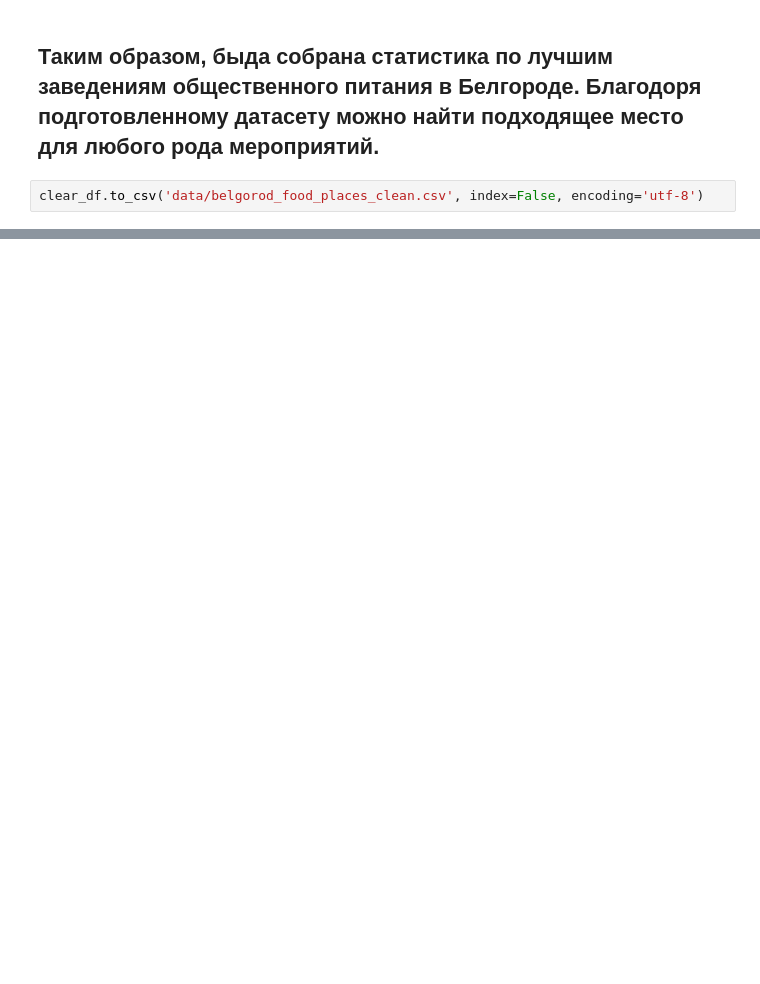
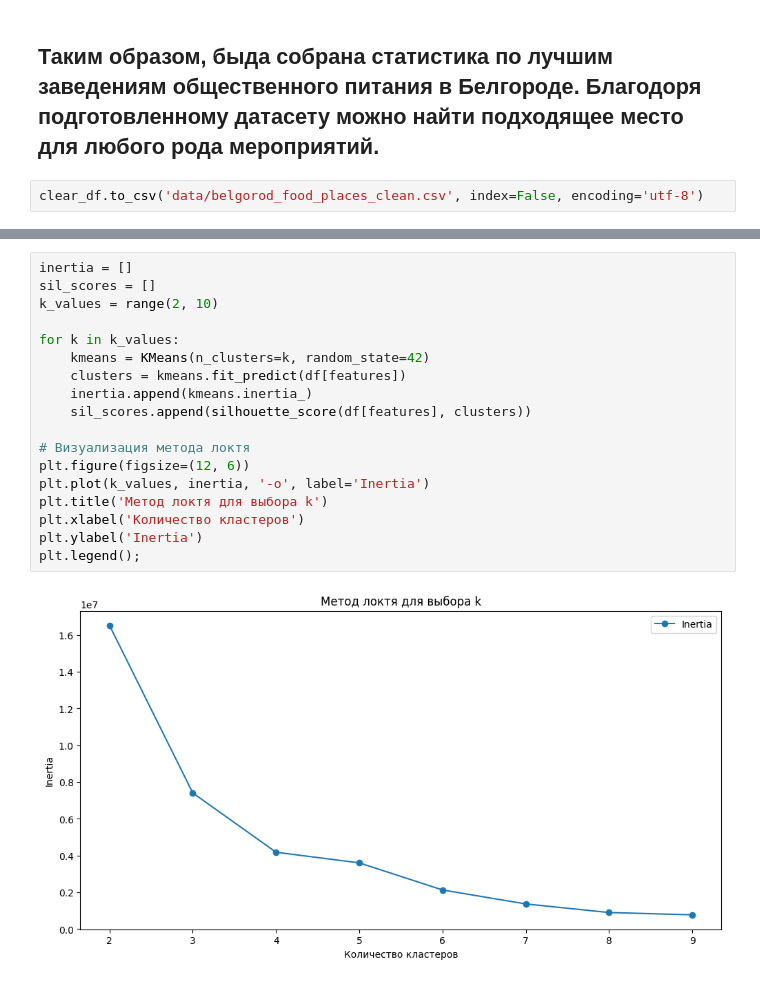
Before and after one commit to crissyro/base-of-DS, a Jupyter notebook: notebooks/EDA_belgorod_food_places.ipynb, the cells around one changed output, grey strips where cells are left out. Saved outputs shown, nothing was run; the diff lists cells and outputs as text; blank space fills up the shorter version.

```diff
--- a/notebooks/EDA_belgorod_food_places.ipynb
+++ b/notebooks/EDA_belgorod_food_places.ipynb
@@ -541,0 +593,20 @@ clear_df.to_csv('data/belgorod_food_places_clean.csv', index=False, encoding='ut
+# %%
+inertia = []
+sil_scores = []
+k_values = range(2, 10)
+
+for k in k_values:
+    kmeans = KMeans(n_clusters=k, random_state=42)
+    clusters = kmeans.fit_predict(df[features])
+    inertia.append(kmeans.inertia_)
+    sil_scores.append(silhouette_score(df[features], clusters))
+
+# Визуализация метода локтя
+plt.figure(figsize=(12, 6))
+plt.plot(k_values, inertia, '-o', label='Inertia')
+plt.title('Метод локтя для выбора k')
+plt.xlabel('Количество кластеров')
+plt.ylabel('Inertia')
+plt.legend();
+# %% [output]
+[figure, added]
```
Also changed, not shown: parts of 21 cells of this notebook, 1 other file.
